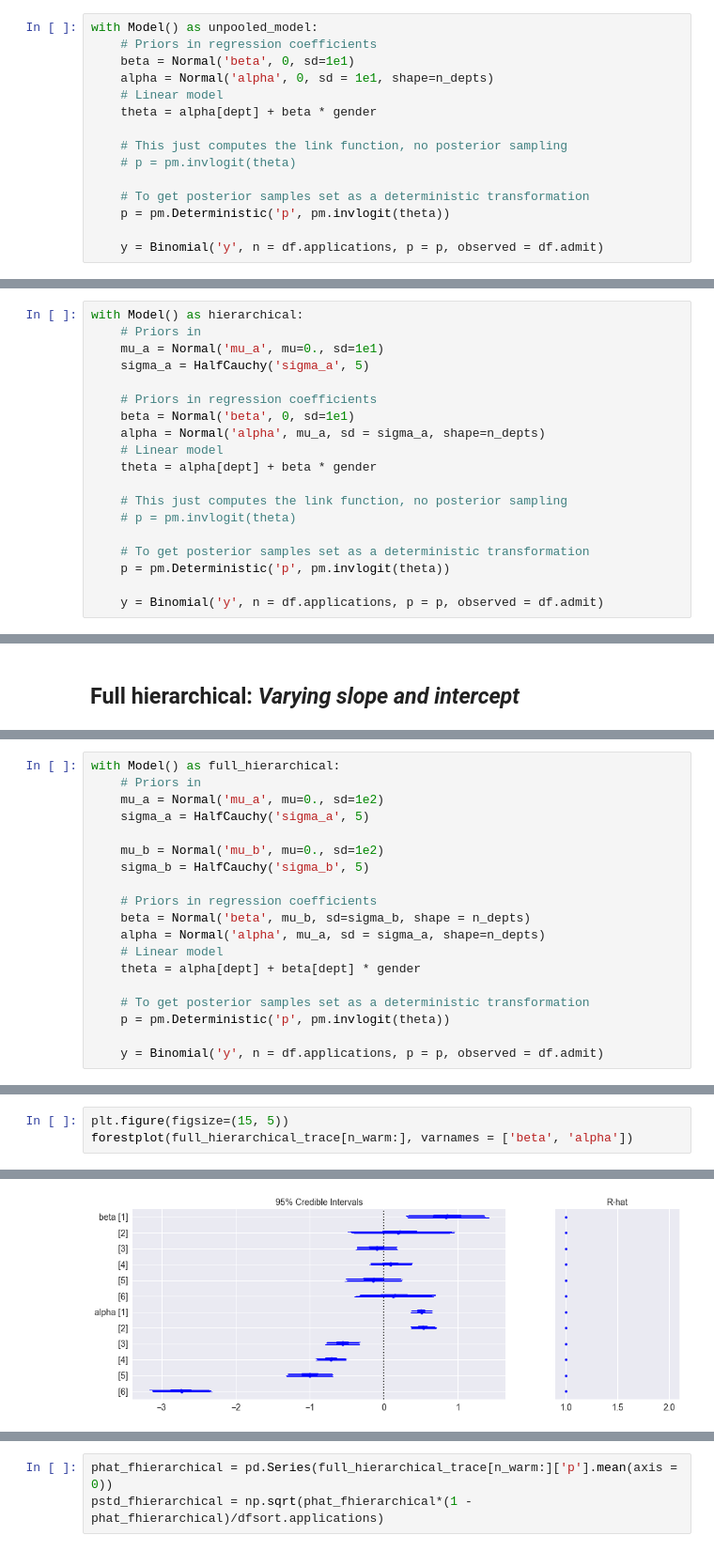
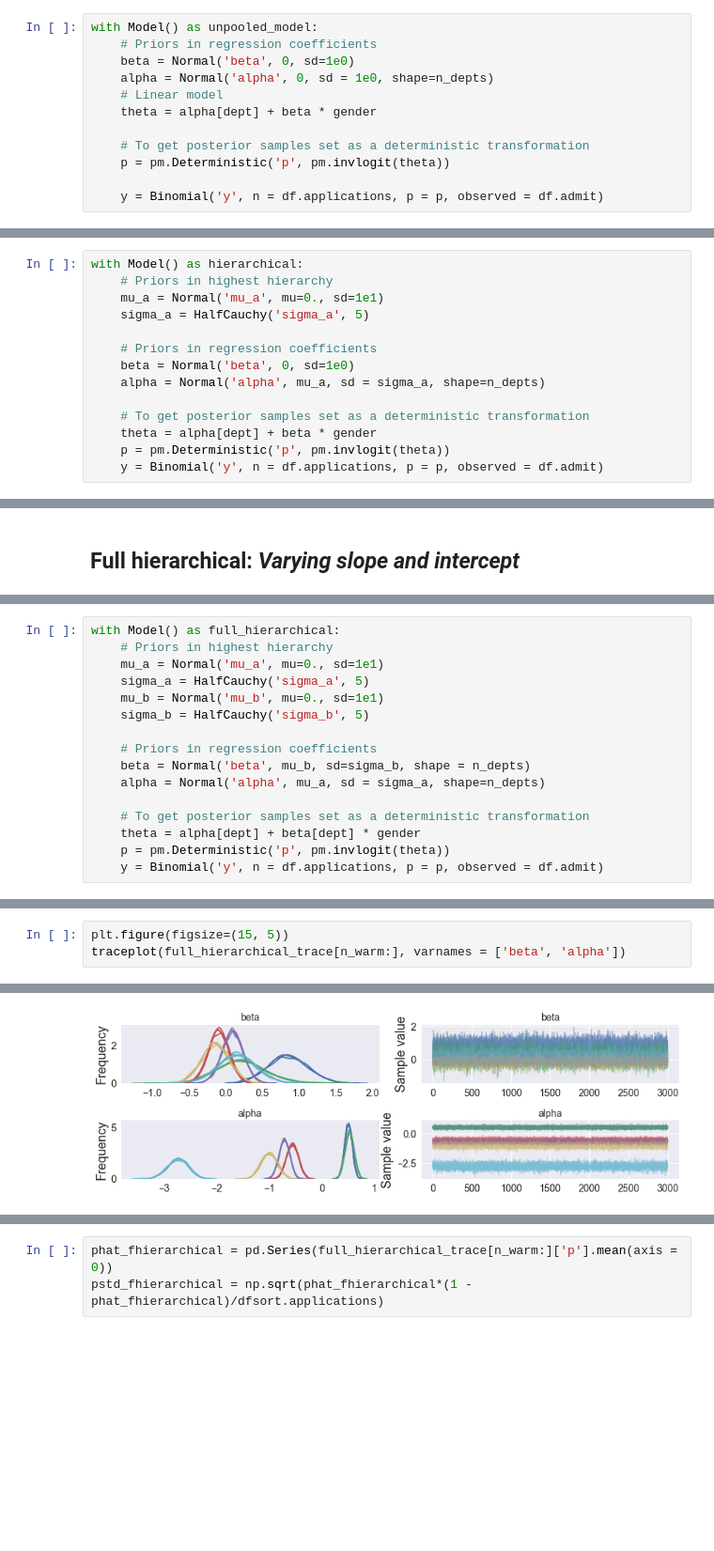
Before and after one commit to agarbuno/bayesreg, a Jupyter notebook: tutorial-p2.ipynb, the cells around one changed output, grey strips where cells are left out. Shown at 94% size. Saved outputs shown, nothing was run; the diff lists cells and outputs as text; blank space fills up the shorter version.

```diff
--- a/tutorial-p2.ipynb
+++ b/tutorial-p2.ipynb
@@ -172,13 +196,10 @@ for i in range(0,len(phat)-1,2):
 # %%
 with Model() as unpooled_model:
     # Priors in regression coefficients
-    beta = Normal('beta', 0, sd=1e1)
-    alpha = Normal('alpha', 0, sd = 1e1, shape=n_depts)
+    beta = Normal('beta', 0, sd=1e0)
+    alpha = Normal('alpha', 0, sd = 1e0, shape=n_depts)
     # Linear model
     theta = alpha[dept] + beta * gender
-
-    # This just computes the link function, no posterior sampling
-    # p = pm.invlogit(theta)
 
     # To get posterior samples set as a deterministic transformation
     p = pm.Deterministic('p', pm.invlogit(theta))
@@ -228,21 +261,16 @@ for i in range(0,len(phat)-1,2):
 # %%
 with Model() as hierarchical:
-    # Priors in
+    # Priors in highest hierarchy
     mu_a = Normal('mu_a', mu=0., sd=1e1)
     sigma_a = HalfCauchy('sigma_a', 5)
 
     # Priors in regression coefficients
-    beta = Normal('beta', 0, sd=1e1)
+    beta = Normal('beta', 0, sd=1e0)
     alpha = Normal('alpha', mu_a, sd = sigma_a, shape=n_depts)
-    # Linear model
-    theta = alpha[dept] + beta * gender
-
-    # This just computes the link function, no posterior sampling
-    # p = pm.invlogit(theta)
 
     # To get posterior samples set as a deterministic transformation
+    theta = alpha[dept] + beta * gender
     p = pm.Deterministic('p', pm.invlogit(theta))
-
     y = Binomial('y', n = df.applications, p = p, observed = df.admit)
 # %%
 with hierarchical:
@@ -292,21 +340,18 @@ for i in range(0,len(phat)-1,2):
 # %%
 with Model() as full_hierarchical:
-    # Priors in
-    mu_a = Normal('mu_a', mu=0., sd=1e2)
+    # Priors in highest hierarchy
+    mu_a = Normal('mu_a', mu=0., sd=1e1)
     sigma_a = HalfCauchy('sigma_a', 5)
-
-    mu_b = Normal('mu_b', mu=0., sd=1e2)
+    mu_b = Normal('mu_b', mu=0., sd=1e1)
     sigma_b = HalfCauchy('sigma_b', 5)
 
     # Priors in regression coefficients
     beta = Normal('beta', mu_b, sd=sigma_b, shape = n_depts)
     alpha = Normal('alpha', mu_a, sd = sigma_a, shape=n_depts)
-    # Linear model
-    theta = alpha[dept] + beta[dept] * gender
 
     # To get posterior samples set as a deterministic transformation
+    theta = alpha[dept] + beta[dept] * gender
     p = pm.Deterministic('p', pm.invlogit(theta))
-
     y = Binomial('y', n = df.applications, p = p, observed = df.admit)
 # %%
 n_samples = 5000
@@ -322,4 +373,4 @@ Interrupted at 14,300 [71%]: Average Loss = 215.26
 # %%
 plt.figure(figsize=(15, 5))
-forestplot(full_hierarchical_trace[n_warm:], varnames = ['beta', 'alpha'])
+traceplot(full_hierarchical_trace[n_warm:], varnames = ['beta', 'alpha'])
 # %% [output]
@@ -327 +382 @@ forestplot(full_hierarchical_trace[n_warm:], varnames = ['beta', 'alpha'])
-[figure, old version]
+[figure, new version]
```
Also changed, not shown: parts of 32 cells of this notebook, 3 other files.
